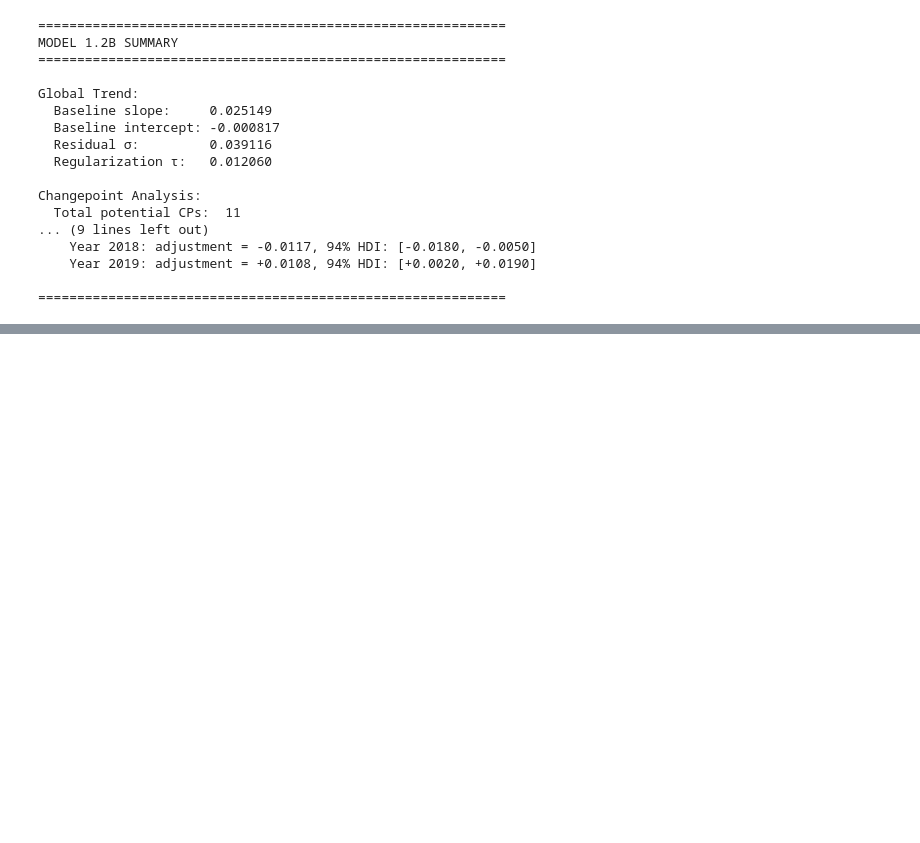
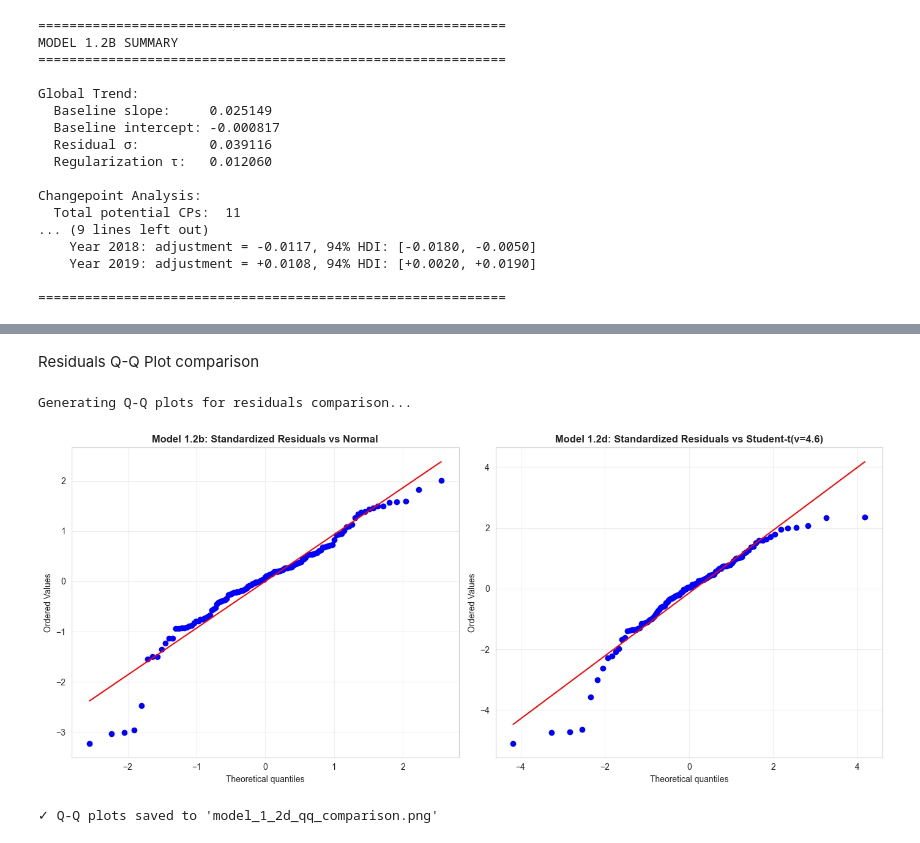
Before and after one commit to niccolo-s/AI_Programming_Project, a Jupyter notebook: code_v1.ipynb, the cells around one changed output, grey strips where cells are left out. Cells and saved outputs as stored; diff of their text form; code cells hidden in the pictures; blank space fills up the shorter version.

Commit message:
student-t vs gaussian residuals

```diff
--- a/code_v1.ipynb
+++ b/code_v1.ipynb
@@ -763,0 +1038,58 @@ Sampling: [obs]
+# %% [markdown]
+Residuals Q-Q Plot comparison
+# %%
+print("\nGenerating Q-Q plots for residuals comparison...")
+
+# Extract fitted trends for both models
+def extract_fitted_trend(trace, t, changepoint_times):
+    """Extract mean fitted trend from trace"""
+    slope_mean = float(trace.posterior["slope"].mean().values)
+    intercept_mean = float(trace.posterior["intercept"].mean().values)
+    adjustments_mean = trace.posterior["adjustments"].mean(dim=["chain", "draw"]).values
+
+    changepoint_matrix = (t[:, None] >= changepoint_times[None, :]).astype(float)
+    k = slope_mean + np.dot(changepoint_matrix, adjustments_mean)
+    intercept_adj = -adjustments_mean * changepoint_times
+    m = intercept_mean + np.dot(changepoint_matrix, intercept_adj)
+
+    return k * t + m
+
+# Get fitted trends
+fitted_1_2b = extract_fitted_trend(trace_1_2b, t, changepoint_times)
+fitted_1_2d = extract_fitted_trend(trace_1_2d, t, changepoint_times)
+
+# Calculate residuals
+residuals_1_2b = cumulative_log_price - fitted_1_2b
+residuals_1_2d = cumulative_log_price - fitted_1_2d
+
+# Standardize residuals
+sigma_1_2b = float(trace_1_2b.posterior["sigma"].mean().values)
+sigma_1_2d = float(trace_1_2d.posterior["sigma"].mean().values)
+
+std_residuals_1_2b = residuals_1_2b / sigma_1_2b
+std_residuals_1_2d = residuals_1_2d / sigma_1_2d
+
+# Create Q-Q plots
+fig, axes = plt.subplots(1, 2, figsize=(14, 6))
+
+# Plot 1: Normal residuals vs Normal distribution
+stats.probplot(std_residuals_1_2b, dist="norm", plot=axes[0])
+axes[0].set_title('Model 1.2b: Standardized Residuals vs Normal',
+                  fontsize=12, fontweight='bold')
+axes[0].grid(True, alpha=0.3)
+
+# Plot 2: Student-t residuals vs Student-t distribution
+stats.probplot(std_residuals_1_2d, dist="t", sparams=(nu_mean,), plot=axes[1])
+axes[1].set_title(f'Model 1.2d: Standardized Residuals vs Student-t(ν={nu_mean:.1f})',
+                  fontsize=12, fontweight='bold')
+axes[1].grid(True, alpha=0.3)
+
+plt.tight_layout()
+plt.savefig('model_1_2d_qq_comparison.png', dpi=300, bbox_inches='tight')
+plt.show()
+
+print("\n✓ Q-Q plots saved to 'model_1_2d_qq_comparison.png'")
+# %% [output]
+Generating Q-Q plots for residuals comparison...
+[figure, added]
+✓ Q-Q plots saved to 'model_1_2d_qq_comparison.png'
```
Also changed, not shown: parts of 20 cells of this notebook.
